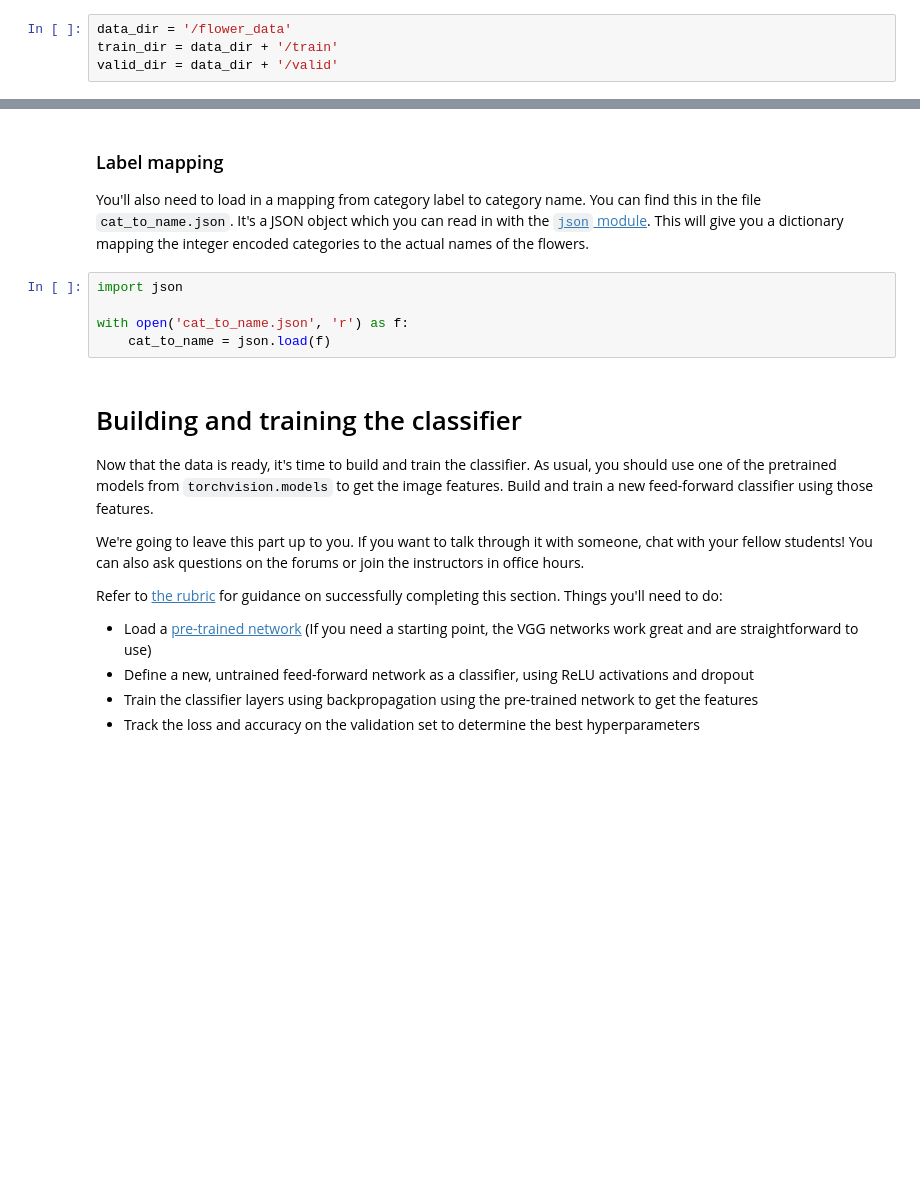
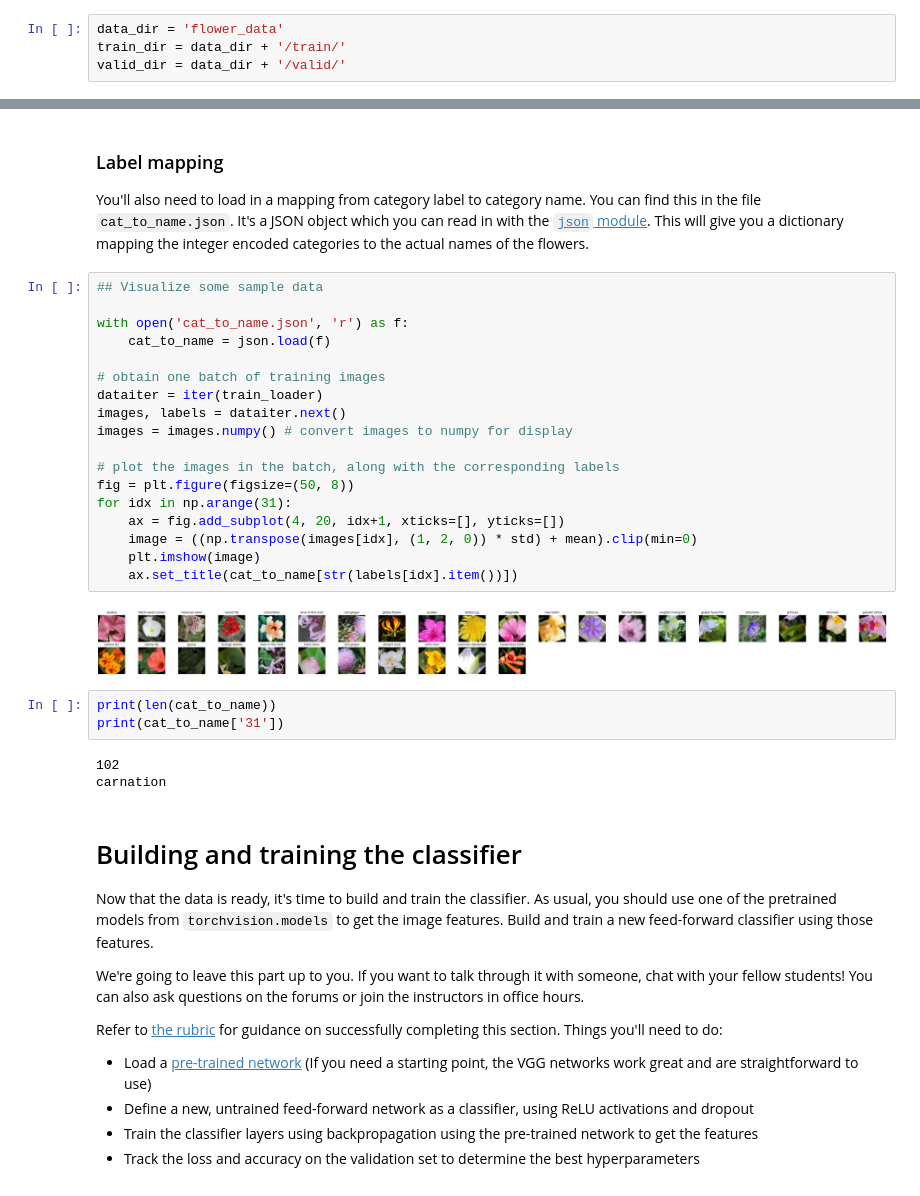
Before and after one commit to PaulaOlivio/pytorch_challenge, a Jupyter notebook: Image Classifier Project.ipynb, the cells around one changed output, grey strips where cells are left out. Drawn from its saved outputs; the diff is of its cells as text; blank space fills up the shorter version.

```diff
--- a/Image Classifier Project.ipynb
+++ b/Image Classifier Project.ipynb
@@ -101,6 +101,6 @@ cat_to_name.json    100%[===================>]   2.17K  --.-KB/s    in 0s
 
 train  valid
 # %%
-data_dir = '/flower_data'
-train_dir = data_dir + '/train'
-valid_dir = data_dir + '/valid'
+data_dir = 'flower_data'
+train_dir = data_dir + '/train/'
+valid_dir = data_dir + '/valid/'
@@ -117,11 +157,32 @@ dataloaders =
 ### Label mapping
 
 You'll also need to load in a mapping from category label to category name. You can find this in the file `cat_to_name.json`. It's a JSON object which you can read in with the [`json` module](https://docs.python.org/2/library/json.html). This will give you a dictionary mapping the integer encoded categories to the actual names of the flowers.
-# %%
-import json
-
-with open('cat_to_name.json', 'r') as f:
-    cat_to_name = json.load(f)
+# %%
+## Visualize some sample data
+
+with open('cat_to_name.json', 'r') as f:
+    cat_to_name = json.load(f)
+
+# obtain one batch of training images
+dataiter = iter(train_loader)
+images, labels = dataiter.next()
+images = images.numpy() # convert images to numpy for display
+
+# plot the images in the batch, along with the corresponding labels
+fig = plt.figure(figsize=(50, 8))
+for idx in np.arange(31):
+    ax = fig.add_subplot(4, 20, idx+1, xticks=[], yticks=[])
+    image = ((np.transpose(images[idx], (1, 2, 0)) * std) + mean).clip(min=0)
+    plt.imshow(image)
+    ax.set_title(cat_to_name[str(labels[idx].item())])
+# %% [output]
+[figure, added]
+# %%
+print(len(cat_to_name))
+print(cat_to_name['31'])
+# %% [output]
+102
+carnation
 # %% [markdown]
 # Building and training the classifier
 
```
Also changed, not shown: parts of 3 cells of this notebook.
